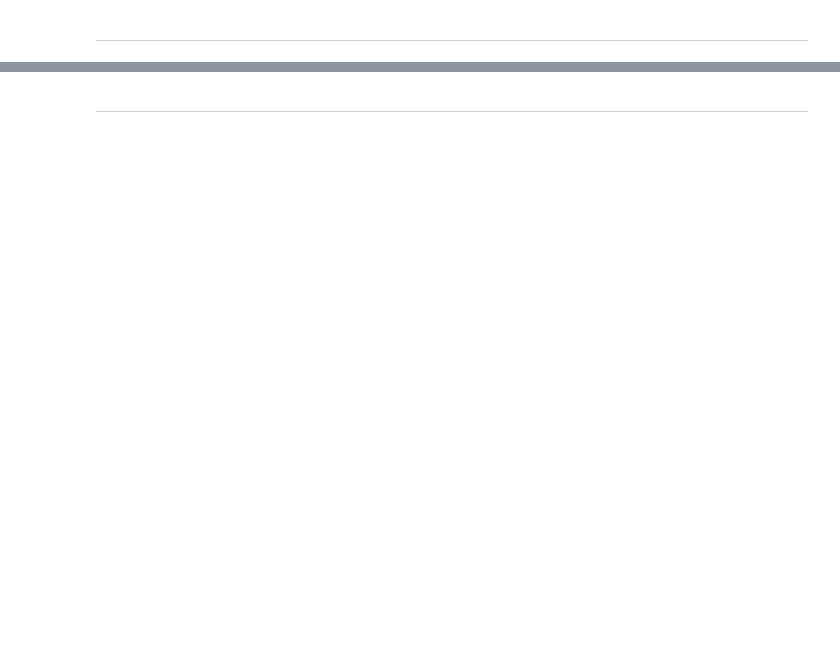
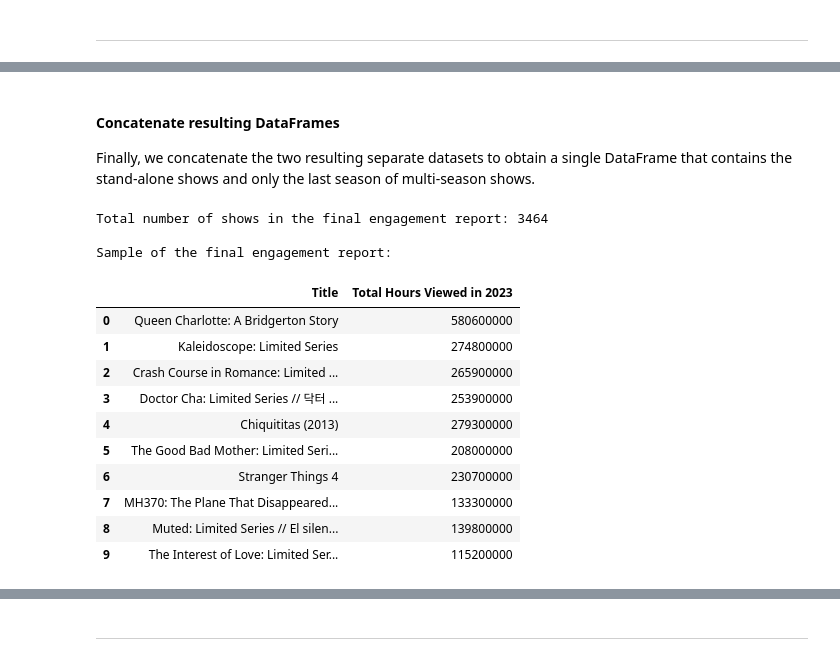
Before and after one commit to einavrobyncohen/DW64, a Jupyter notebook: notebooks/initial_analysis.ipynb, the cells around one changed output, grey strips where cells are left out. Cells and saved outputs as stored; diff of their text form; code cells hidden in the pictures; blank space fills up the shorter version.

```diff
--- a/notebooks/initial_analysis.ipynb
+++ b/notebooks/initial_analysis.ipynb
@@ -622,0 +423,27 @@ random_non_cancelled_shows.to_csv("../output/noncancelled_shows_hours_viewed.csv
+# %% [markdown]
+#### Concatenate resulting DataFrames
+Finally, we concatenate the two resulting separate datasets to obtain a single DataFrame that contains the stand-alone shows and only the last season of multi-season shows.
+# %%
+# Combine the two datasets using the concatenate function
+final_engagement_report = pd.concat([standalone_shows, last_season_shows], ignore_index=True)
+
+print(f"Total number of shows in the final engagement report: {final_engagement_report.shape[0]}")
+
+# Print a sample of the combined dataset
+print("\nSample of the final engagement report:")
+display(final_engagement_report[['Title', 'Total Hours Viewed in 2023']].head(10))
+# %% [output]
+Total number of shows in the final engagement report: 3464
+
+Sample of the final engagement report:
+|  | Title | Total Hours Viewed in 2023 |
+| 0 | Queen Charlotte: A Bridgerton Story | 580600000 |
+| 1 | Kaleidoscope: Limited Series | 274800000 |
+| 2 | Crash Course in Romance: Limited ... | 265900000 |
+| 3 | Doctor Cha: Limited Series // 닥터 ... | 253900000 |
+| 4 | Chiquititas (2013) | 279300000 |
+| 5 | The Good Bad Mother: Limited Seri... | 208000000 |
+| 6 | Stranger Things 4 | 230700000 |
+| 7 | MH370: The Plane That Disappeared... | 133300000 |
+| 8 | Muted: Limited Series // El silen... | 139800000 |
+| 9 | The Interest of Love: Limited Ser... | 115200000 |
```
Also changed, not shown: parts of 113 cells of this notebook.
